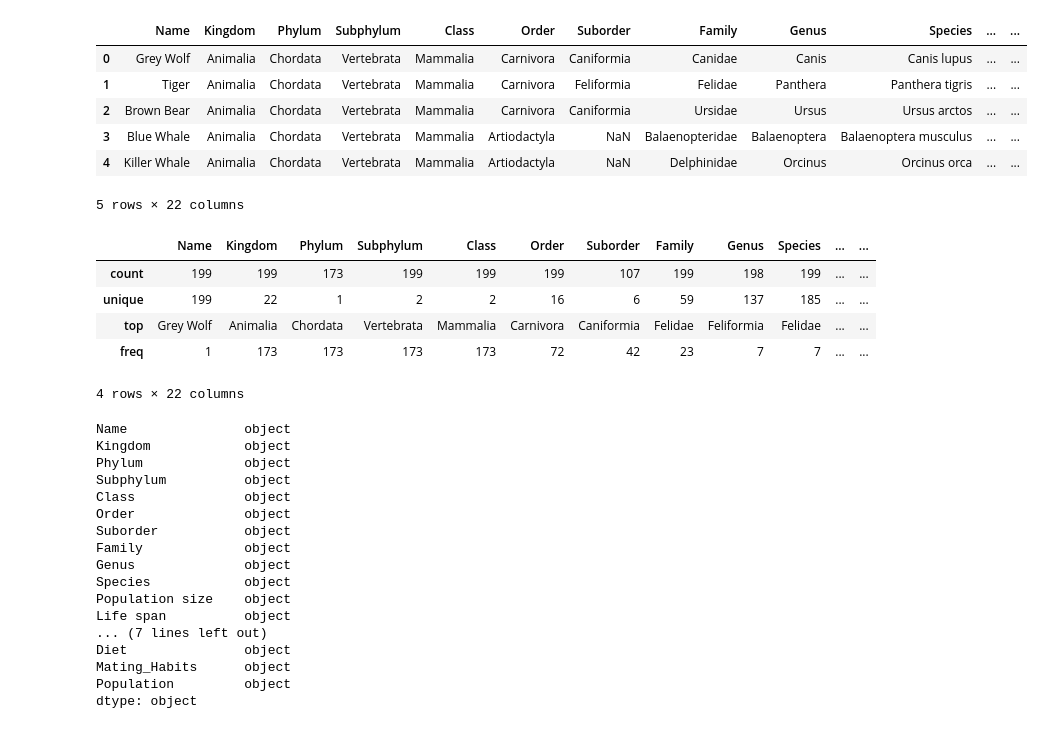
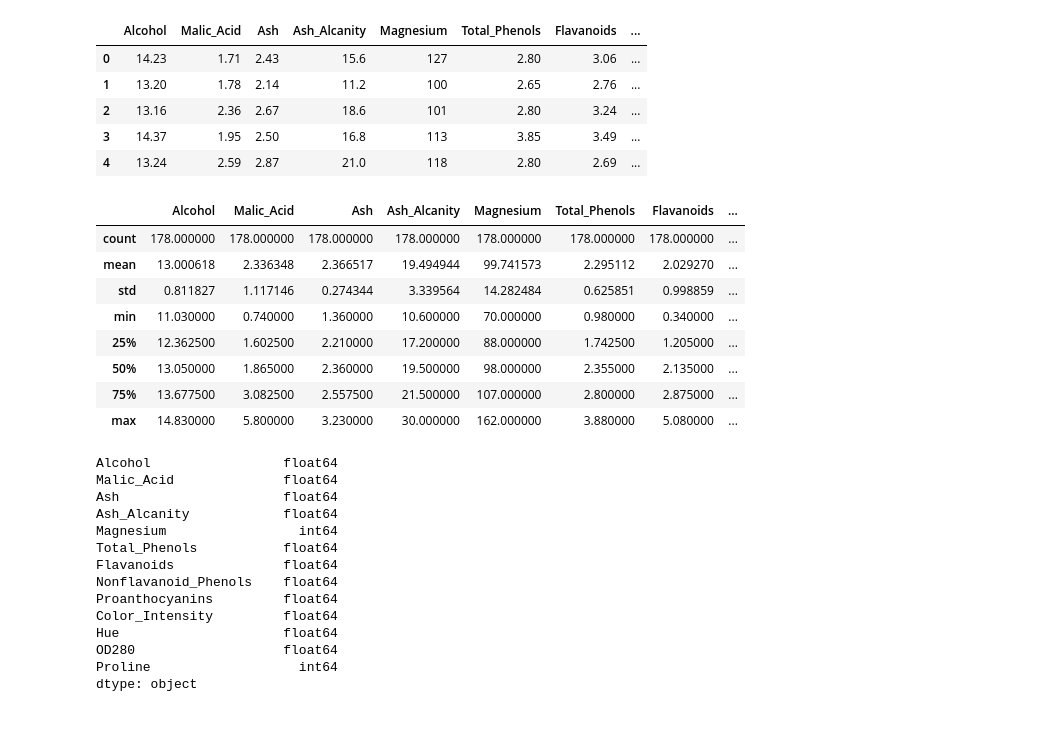
Before and after one commit to michaelirawadi/key-mins, a Jupyter notebook: main.ipynb, the cells around one changed output. Cells and saved outputs as stored; diff of their text form; code cells hidden in the pictures.

```diff
--- a/main.ipynb
+++ b/main.ipynb
@@ -9,42 +9,41 @@ import plotly.express as px
 from sklearn.datasets import make_blobs
 plt.style.use('dark_background')
 # %%
-df = pd.read_csv("./animals_info.csv")
+df = pd.read_csv("./dataset/wine-clustering.csv")
 df.head()
 # %% [output]
-|  | Name | Kingdom | Phylum | Subphylum | Class | Order | Suborder | Family | Genus | Species | ... | ... |
-| 0 | Grey Wolf | Animalia | Chordata | Vertebrata | Mammalia | Carnivora | Caniformia | Canidae | Canis | Canis lupus | ... | ... |
-| 1 | Tiger | Animalia | Chordata | Vertebrata | Mammalia | Carnivora | Feliformia | Felidae | Panthera | Panthera tigris | ... | ... |
-| 2 | Brown Bear | Animalia | Chordata | Vertebrata | Mammalia | Carnivora | Caniformia | Ursidae | Ursus | Ursus arctos | ... | ... |
-| 3 | Blue Whale | Animalia | Chordata | Vertebrata | Mammalia | Artiodactyla | NaN | Balaenopteridae | Balaenoptera | Balaenoptera musculus | ... | ... |
-| 4 | Killer Whale | Animalia | Chordata | Vertebrata | Mammalia | Artiodactyla | NaN | Delphinidae | Orcinus | Orcinus orca | ... | ... |
+|  | Alcohol | Malic_Acid | Ash | Ash_Alcanity | Magnesium | Total_Phenols | Flavanoids | ... |
+| 0 | 14.23 | 1.71 | 2.43 | 15.6 | 127 | 2.80 | 3.06 | ... |
+| 1 | 13.20 | 1.78 | 2.14 | 11.2 | 100 | 2.65 | 2.76 | ... |
+| 2 | 13.16 | 2.36 | 2.67 | 18.6 | 101 | 2.80 | 3.24 | ... |
+| 3 | 14.37 | 1.95 | 2.50 | 16.8 | 113 | 3.85 | 3.49 | ... |
+| 4 | 13.24 | 2.59 | 2.87 | 21.0 | 118 | 2.80 | 2.69 | ... |
-5 rows × 22 columns
 # %%
 df.describe()
 # %% [output]
-|  | Name | Kingdom | Phylum | Subphylum | Class | Order | Suborder | Family | Genus | Species | ... | ... |
-| count | 199 | 199 | 173 | 199 | 199 | 199 | 107 | 199 | 198 | 199 | ... | ... |
-| unique | 199 | 22 | 1 | 2 | 2 | 16 | 6 | 59 | 137 | 185 | ... | ... |
-| top | Grey Wolf | Animalia | Chordata | Vertebrata | Mammalia | Carnivora | Caniformia | Felidae | Feliformia | Felidae | ... | ... |
-| freq | 1 | 173 | 173 | 173 | 173 | 72 | 42 | 23 | 7 | 7 | ... | ... |
+|  | Alcohol | Malic_Acid | Ash | Ash_Alcanity | Magnesium | Total_Phenols | Flavanoids | ... |
+| count | 178.000000 | 178.000000 | 178.000000 | 178.000000 | 178.000000 | 178.000000 | 178.000000 | ... |
+| mean | 13.000618 | 2.336348 | 2.366517 | 19.494944 | 99.741573 | 2.295112 | 2.029270 | ... |
+| std | 0.811827 | 1.117146 | 0.274344 | 3.339564 | 14.282484 | 0.625851 | 0.998859 | ... |
+| min | 11.030000 | 0.740000 | 1.360000 | 10.600000 | 70.000000 | 0.980000 | 0.340000 | ... |
+| 25% | 12.362500 | 1.602500 | 2.210000 | 17.200000 | 88.000000 | 1.742500 | 1.205000 | ... |
+| 50% | 13.050000 | 1.865000 | 2.360000 | 19.500000 | 98.000000 | 2.355000 | 2.135000 | ... |
+| 75% | 13.677500 | 3.082500 | 2.557500 | 21.500000 | 107.000000 | 2.800000 | 2.875000 | ... |
+| max | 14.830000 | 5.800000 | 3.230000 | 30.000000 | 162.000000 | 3.880000 | 5.080000 | ... |
-4 rows × 22 columns
 # %%
 df.dtypes
 # %% [output]
-Name               object
-Kingdom            object
-Phylum             object
-Subphylum          object
-Class              object
-Order              object
-Suborder           object
-Family             object
-Genus              object
-Species            object
-Population size    object
-Life span          object
-... (7 lines left out)
-Diet               object
-Mating_Habits      object
-Population         object
+Alcohol                 float64
+Malic_Acid              float64
+Ash                     float64
+Ash_Alcanity            float64
+Magnesium                 int64
+Total_Phenols           float64
+Flavanoids              float64
+Nonflavanoid_Phenols    float64
+Proanthocyanins         float64
+Color_Intensity         float64
+Hue                     float64
+OD280                   float64
+Proline                   int64
 dtype: object
```
Also changed, not shown: parts of 15 cells of this notebook, 8 other files.
